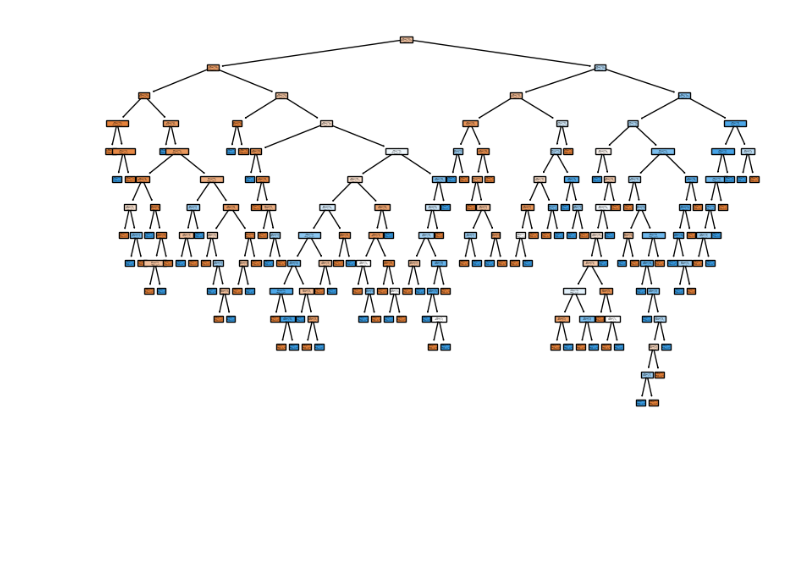
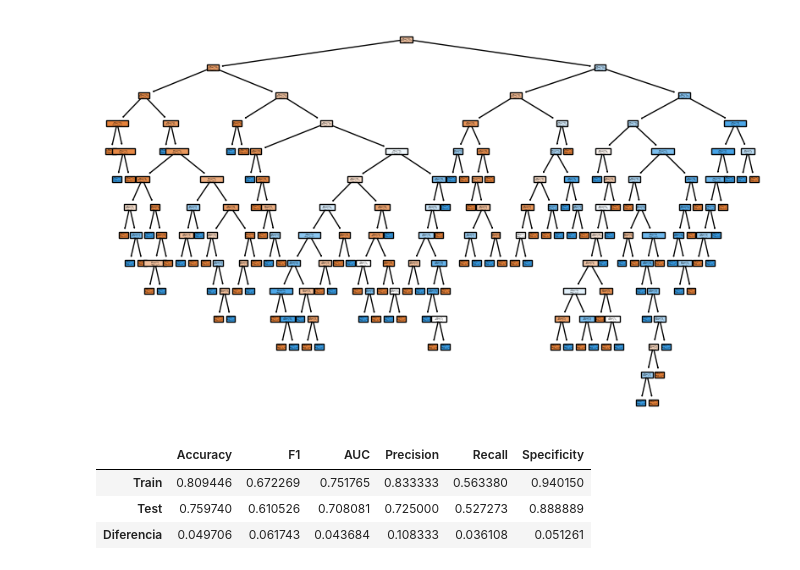
Before and after one commit to Asarotto/Proyecto-rbol-de-Decisi-n, a Jupyter notebook: src/explore.ipynb, the cells around one changed output. Drawn from its saved outputs; the diff is of its cells as text; code cells hidden in the pictures; blank space fills up the shorter version.

```diff
--- a/src/explore.ipynb
+++ b/src/explore.ipynb
@@ -233,0 +291,8 @@ plt.show()
+# %%
+# Métricas del modelo optimizado
+get_metrics(y_train, y_test, train_pred_optimal, test_pred_optimal)
+# %% [output]
+|  | Accuracy | F1 | AUC | Precision | Recall | Specificity |
+| Train | 0.809446 | 0.672269 | 0.751765 | 0.833333 | 0.563380 | 0.940150 |
+| Test | 0.759740 | 0.610526 | 0.708081 | 0.725000 | 0.527273 | 0.888889 |
+| Diferencia | 0.049706 | 0.061743 | 0.043684 | 0.108333 | 0.036108 | 0.051261 |
```
Also changed, not shown: parts of 4 cells of this notebook, 2 other files.
